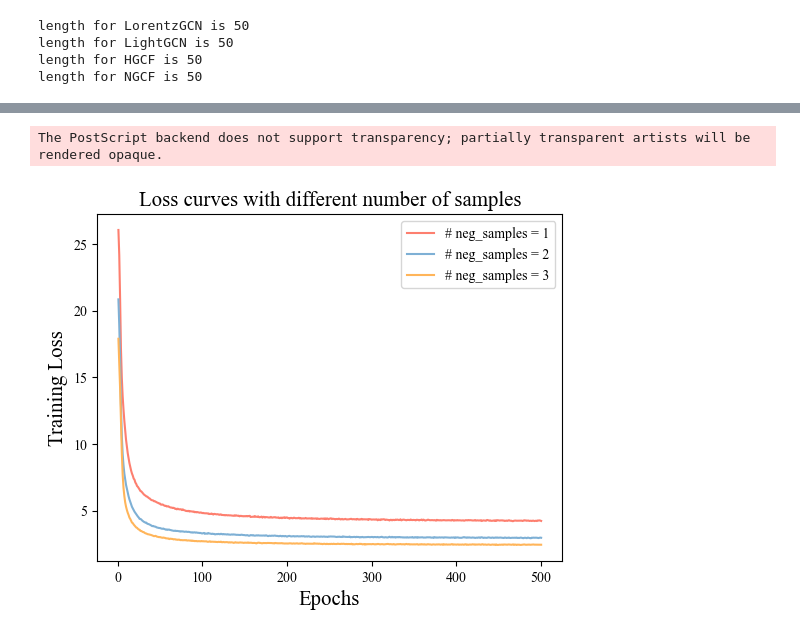
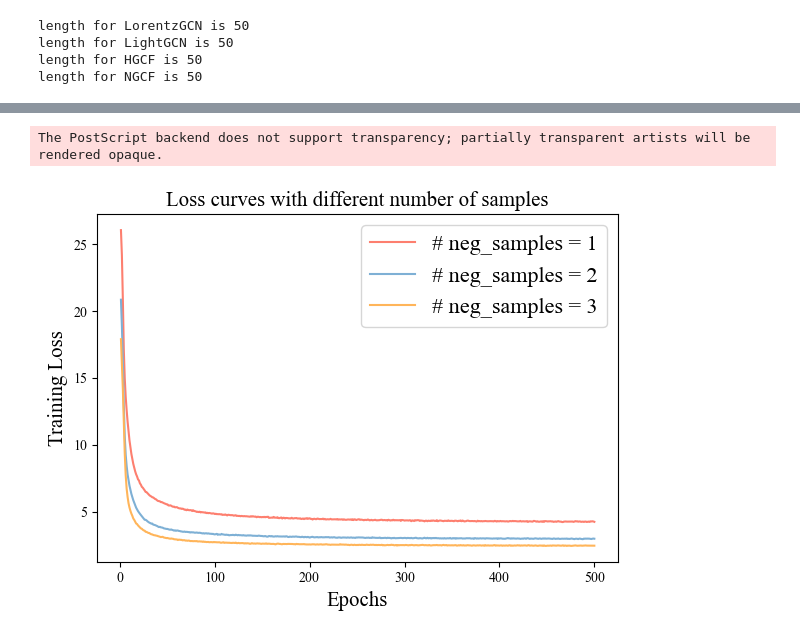
Before and after one commit to Thooooor/LorentzGCN, a Jupyter notebook: visualization/rec_curve_vis.ipynb, the cells around one changed output, grey strips where cells are left out. Cells and saved outputs as stored; diff of their text form; code cells hidden in the pictures.

```diff
--- a/visualization/rec_curve_vis.ipynb
+++ b/visualization/rec_curve_vis.ipynb
@@ -156,17 +164,21 @@ loss_list = [
 # %%
 loss_colors = ["#fd7f6f", "#7eb0d5", "#ffb55a"]
 plt.figure(figsize=(6, 4.5))
 plt.title("Loss curves with different number of samples", **csfont, size=title_size)
 for i in range(len(loss_list)):
     plt.plot(x_epoch, loss_list[i], label=f"# neg_samples = {i+1}", color=loss_colors[i])
 
-plt.legend(prop=legend_prop)
+plt.legend(prop={
+    "family": "Times New Roman",
+    "size": 16
+})
 plt.xlabel("Epochs", **csfont, size=title_size)
 plt.ylabel("Training Loss", **csfont, size=title_size)
 plt.xticks(**csfont, size=tick_size)
 plt.yticks(**csfont, size=tick_size)
+plt.tight_layout()
 plt.savefig("../imgs/loss_neg_sample.eps")
 plt.show()
 # %% [output]
 The PostScript backend does not support transparency; partially transparent artists will be rendered opaque.
-[figure, old version]
+[figure, new version]
```
Also changed, not shown: parts of 2 cells of this notebook, 2 other files.
